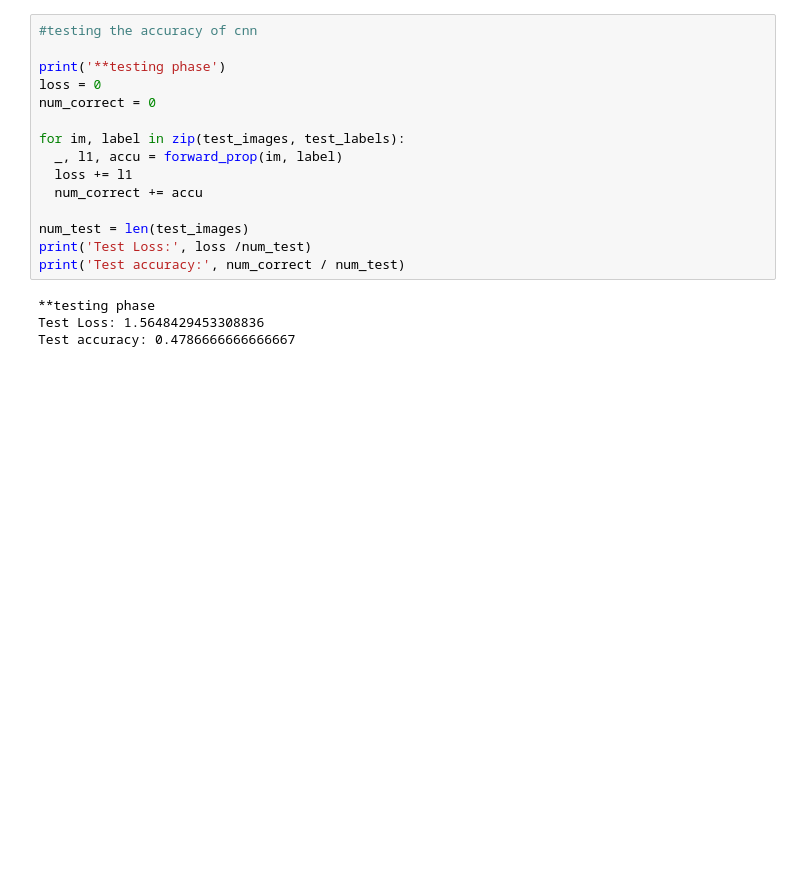
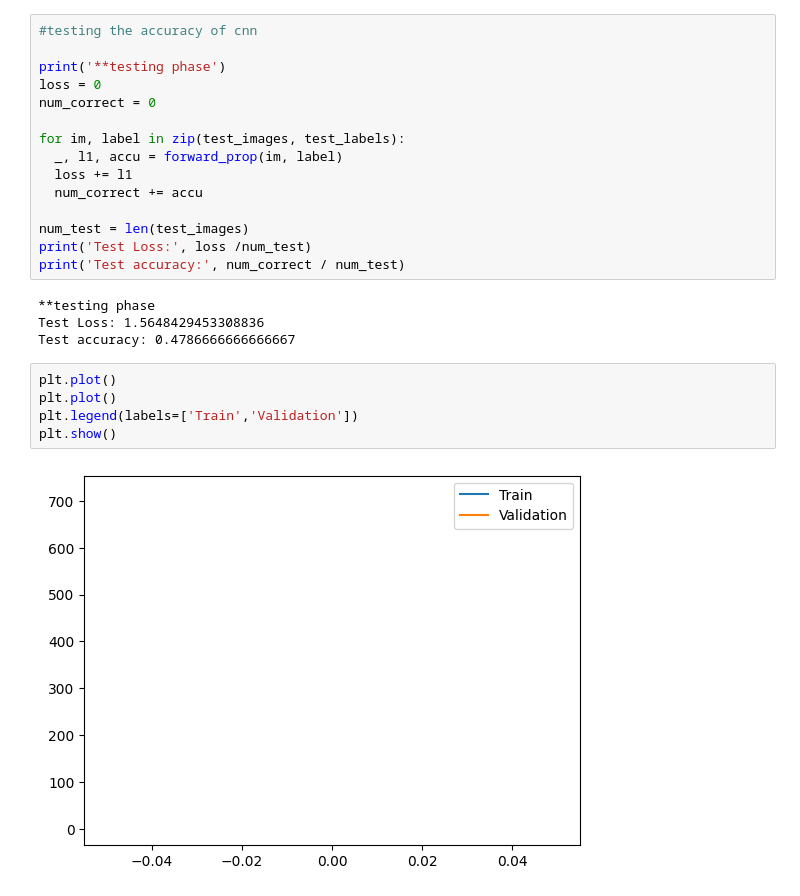
Before and after one commit to LAICEROO/ML_LAB, a Jupyter notebook: ML_LAB_1.ipynb, the cells around one changed output. Drawn from its saved outputs; the diff is of its cells as text; blank space fills up the shorter version.

```diff
--- a/ML_LAB_1.ipynb
+++ b/ML_LAB_1.ipynb
@@ -278,3 +278,10 @@ print('Test accuracy:', num_correct / num_test)
 **testing phase
 Test Loss: 1.5648429453308836
 Test accuracy: 0.4786666666666667
+# %%
+plt.plot()
+plt.plot()
+plt.legend(labels=['Train','Validation'])
+plt.show()
+# %% [output]
+[figure, added]
```
